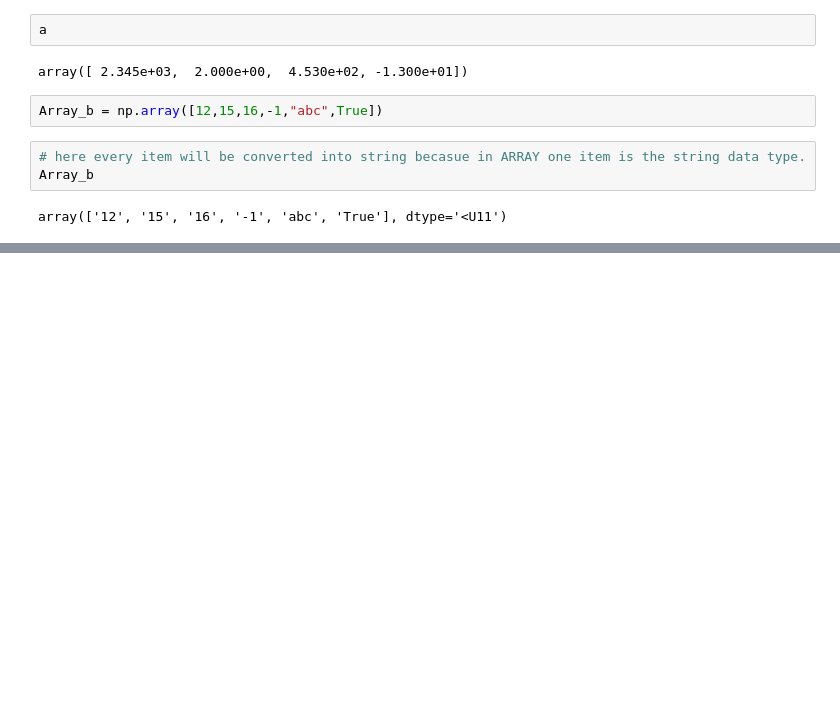
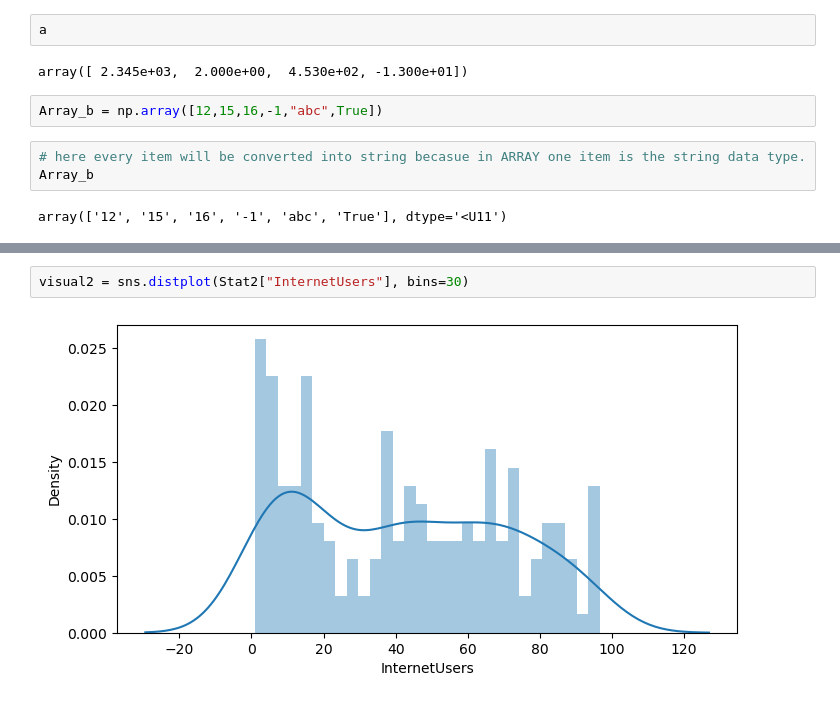
Before and after one commit to vishvadeepaktripathi/Udemy_python_cource, a Jupyter notebook: Udemy_For_loop.ipynb, the cells around one changed output, grey strips where cells are left out. Drawn from its saved outputs; the diff is of its cells as text; blank space fills up the shorter version.

```diff
--- a/Udemy_For_loop.ipynb
+++ b/Udemy_For_loop.ipynb
@@ -166,0 +712,4 @@ array(['12', '15', '16', '-1', 'abc', 'True'], dtype='<U11')
+# %%
+visual2 = sns.distplot(Stat2["InternetUsers"], bins=30)
+# %% [output]
+[figure, added]
```
Also changed, not shown: parts of 79 cells of this notebook, 8 other files.
